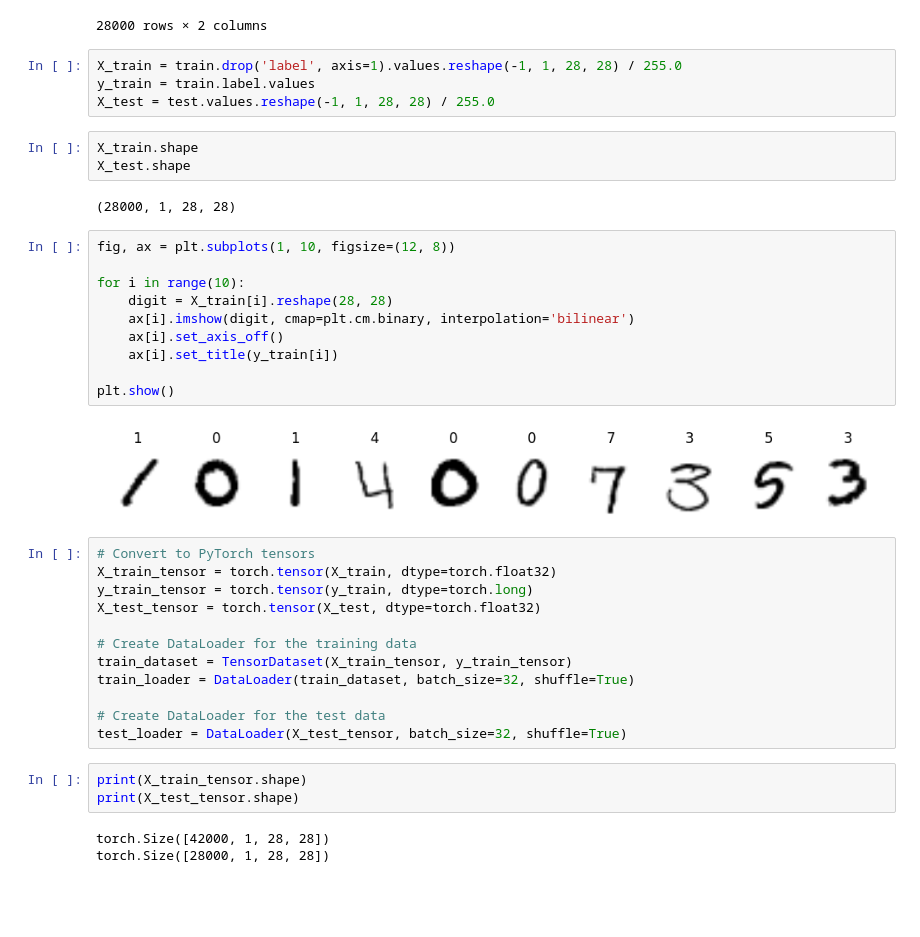
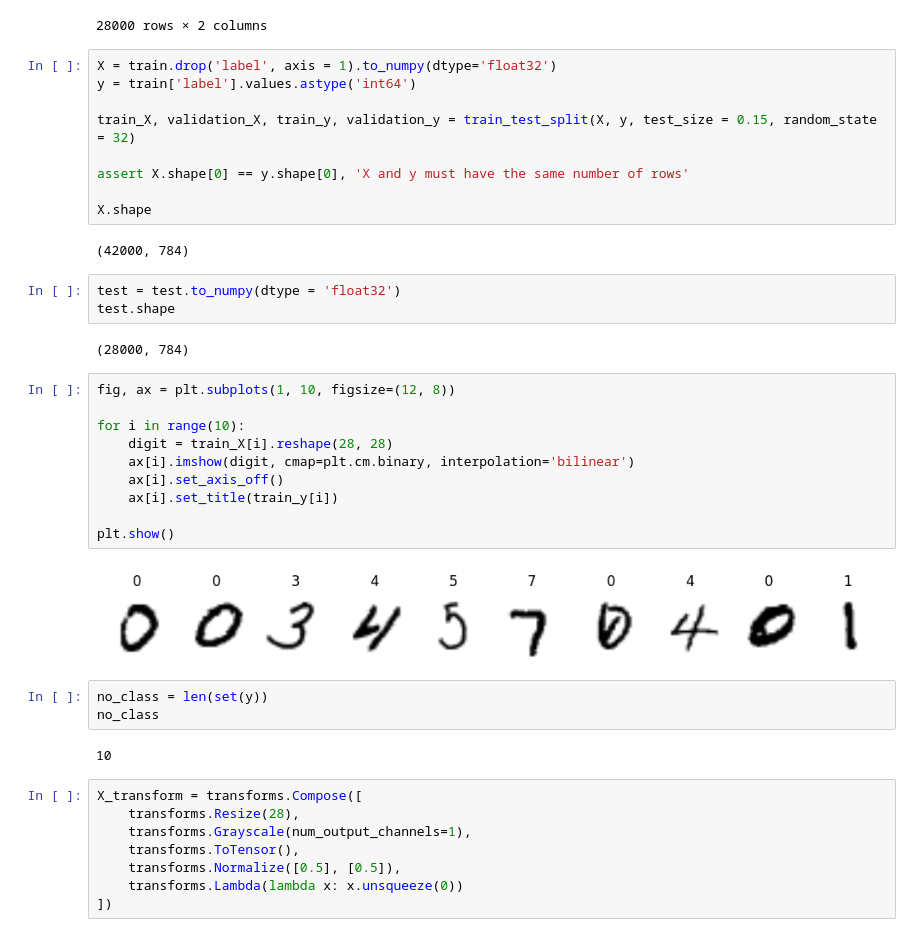
Before and after one commit to 1666sApple/Machine-Learning-Playground-, a Jupyter notebook: digit-recognizer-using-cnn.ipynb, the cells around one changed output. Cells and saved outputs as stored; diff of their text form; blank space fills up the shorter version.

Commit message:
Kaggle Notebook | Digit Recognizer using CNN | Version 5

```diff
--- a/digit-recognizer-using-cnn.ipynb
+++ b/digit-recognizer-using-cnn.ipynb
@@ -68,42 +70,44 @@ sample
 | 27998 | 27999 | 0 |
 | 27999 | 28000 | 0 |
 28000 rows × 2 columns
-# %%
-X_train = train.drop('label', axis=1).values.reshape(-1, 1, 28, 28) / 255.0
-y_train = train.label.values
-X_test = test.values.reshape(-1, 1, 28, 28) / 255.0
-# %%
-X_train.shape
-X_test.shape
-# %% [output]
-(28000, 1, 28, 28)
+# %%
+X = train.drop('label', axis = 1).to_numpy(dtype='float32')
+y = train['label'].values.astype('int64')
+
+train_X, validation_X, train_y, validation_y = train_test_split(X, y, test_size = 0.15, random_state = 32)
+
+assert X.shape[0] == y.shape[0], 'X and y must have the same number of rows'
+
+X.shape
+# %% [output]
+(42000, 784)
+# %%
+test = test.to_numpy(dtype = 'float32')
+test.shape
+# %% [output]
+(28000, 784)
 # %%
 fig, ax = plt.subplots(1, 10, figsize=(12, 8))
 
 for i in range(10):
-    digit = X_train[i].reshape(28, 28)
+    digit = train_X[i].reshape(28, 28)
     ax[i].imshow(digit, cmap=plt.cm.binary, interpolation='bilinear')
     ax[i].set_axis_off()
-    ax[i].set_title(y_train[i])
+    ax[i].set_title(train_y[i])
 
 plt.show()
 # %% [output]
-[figure, old version]
+[figure, new version]
-# %%
-# Convert to PyTorch tensors
-X_train_tensor = torch.tensor(X_train, dtype=torch.float32)
-y_train_tensor = torch.tensor(y_train, dtype=torch.long)
-X_test_tensor = torch.tensor(X_test, dtype=torch.float32)
-
-# Create DataLoader for the training data
-train_dataset = TensorDataset(X_train_tensor, y_train_tensor)
-train_loader = DataLoader(train_dataset, batch_size=32, shuffle=True)
-
-# Create DataLoader for the test data
-test_loader = DataLoader(X_test_tensor, batch_size=32, shuffle=True)
-# %%
-print(X_train_tensor.shape)
-print(X_test_tensor.shape)
-# %% [output]
-torch.Size([42000, 1, 28, 28])
-torch.Size([28000, 1, 28, 28])
+# %%
+no_class = len(set(y))
+no_class
+# %% [output]
+10
+# %%
+X_transform = transforms.Compose([
+    transforms.Resize(28),
+    transforms.Grayscale(num_output_channels=1),
+    transforms.ToTensor(),
+    transforms.Normalize([0.5], [0.5]),
+    transforms.Lambda(lambda x: x.unsqueeze(0))
+])
```
Also changed, not shown: parts of 12 cells of this notebook.
